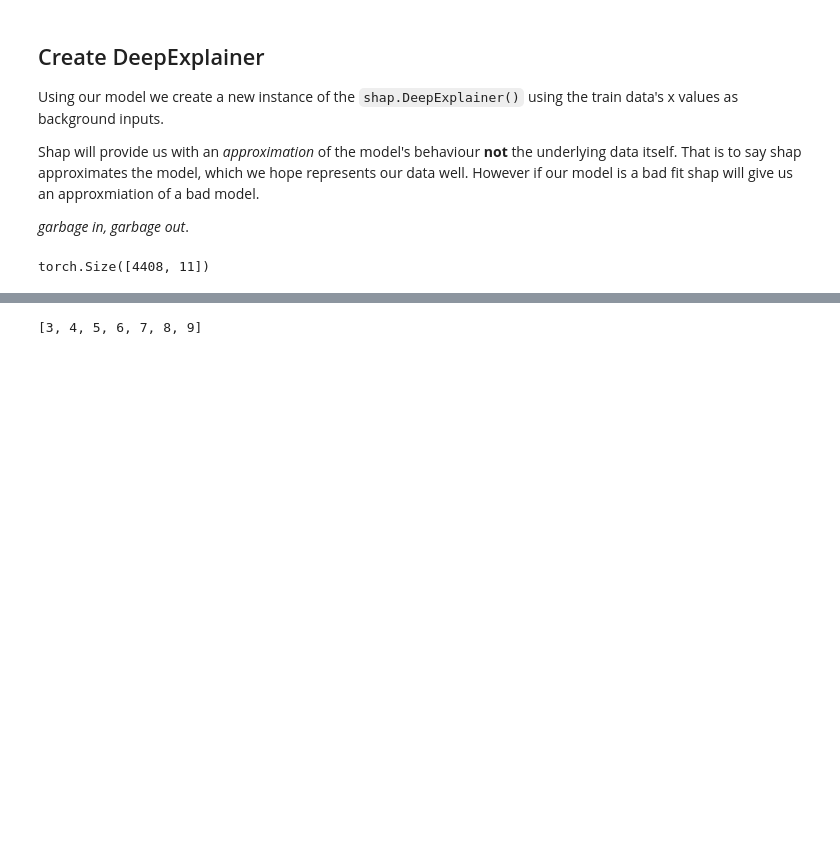
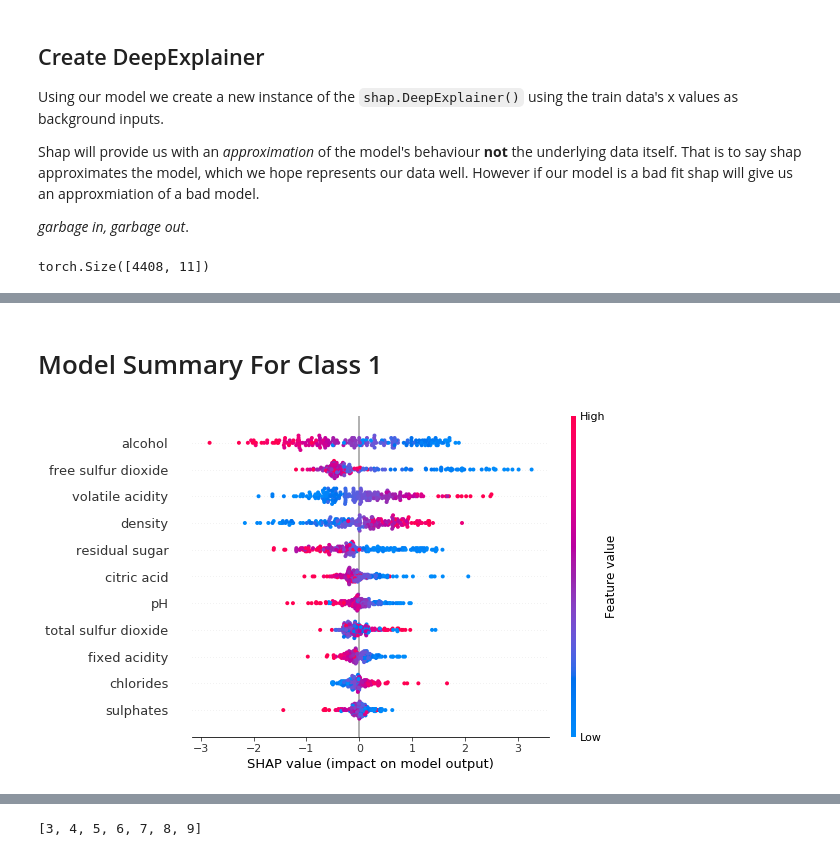
Before and after one commit to cdpierse/wine_quality_pytorch, a Jupyter notebook: explainer.ipynb, the cells around one changed output, grey strips where cells are left out. Saved outputs shown, nothing was run; the diff lists cells and outputs as text; code cells hidden in the pictures; blank space fills up the shorter version.

```diff
--- a/explainer.ipynb
+++ b/explainer.ipynb
@@ -61,0 +85,6 @@ torch.Size([4408, 11])
+# %% [markdown]
+# Model Summary For Class 1
+# %%
+shap.summary_plot(shap_values[1][0:200], wd.x_data[:200], feature_names=FEATURE_NAMES)
+# %% [output]
+[figure, added]
```
Also changed, not shown: parts of 43 cells of this notebook, 12 other files.
